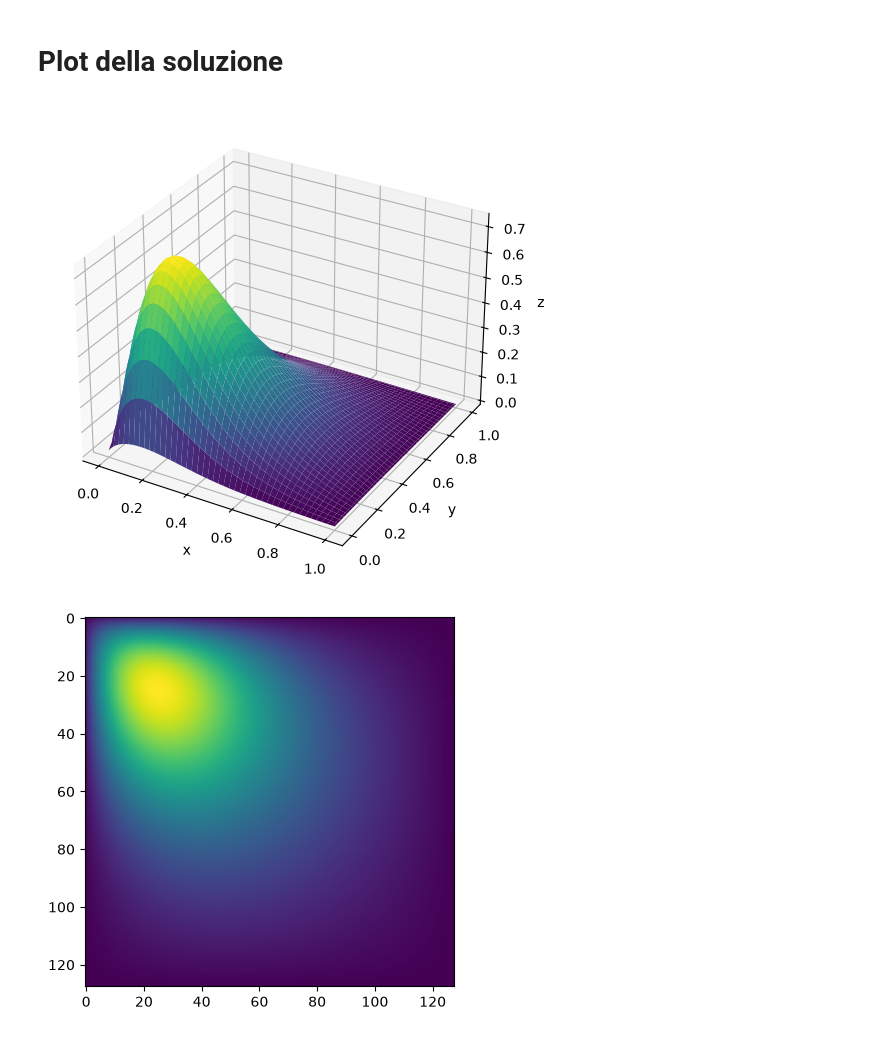
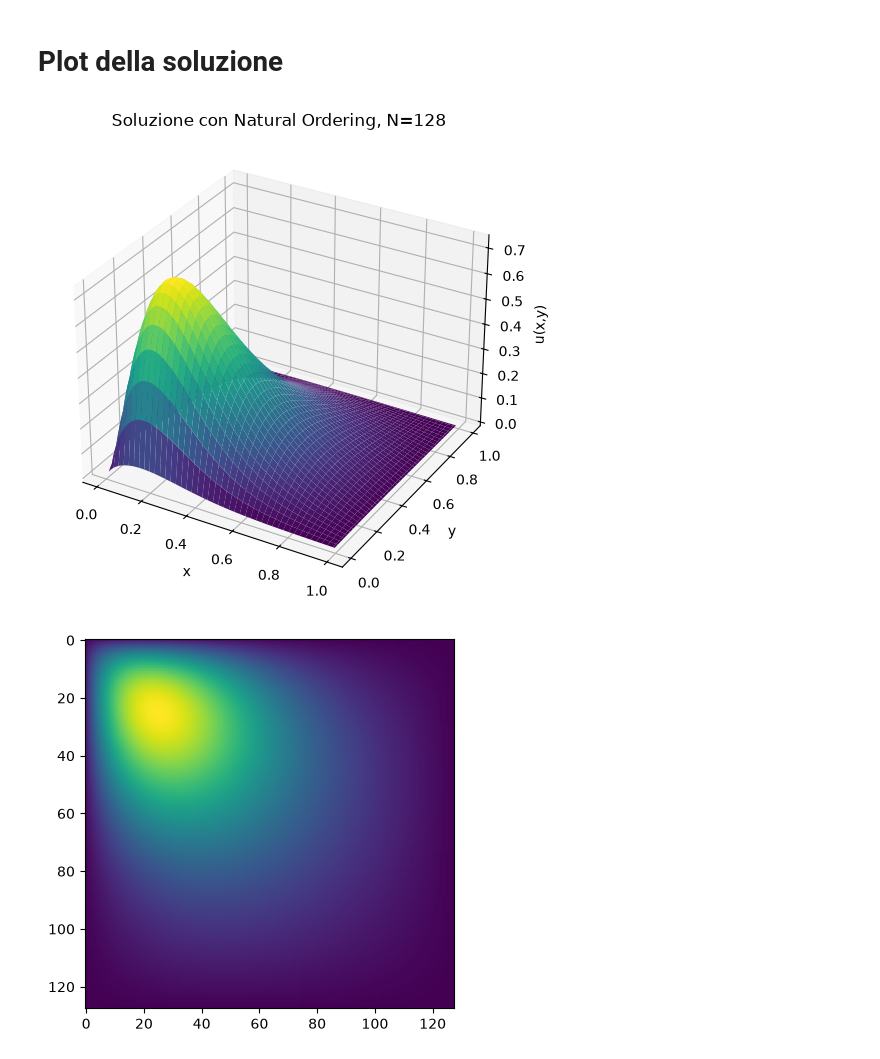
Before and after one commit to GiuliaCasti/Progetto_LabInf_2025_26, a Jupyter notebook: Task5/Notebook_Task5.ipynb, the cells around one changed output. Drawn from its saved outputs; the diff is of its cells as text; code cells hidden in the pictures.

```diff
--- a/Task5/Notebook_Task5.ipynb
+++ b/Task5/Notebook_Task5.ipynb
@@ -595,25 +581,33 @@ plt.show()
 # %%
 N = 128
 
-x = np.linspace(0,1,N)
-y = np.linspace(0,1,N)
+x = np.arange(1, N+1) / (N+1)
+y = np.arange(1, N+1) / (N+1)
+
 X, Y = np.meshgrid(x, y)
 
-plottedU = [[soluzioneU[(N,0)][x*N+y] for x in range(N)] for y in range(N)]
-Z = np.array(plottedU)
+u_naturale = soluzioneU[(N, 0)]
 
-fig = plt.figure(figsize=(8,6))
+Z = np.array([
+    [u_naturale[i*N + j] for i in range(N)]
+    for j in range(N)
+])
+
+fig = plt.figure(figsize=(8, 6))
+
 ax = fig.add_subplot(111, projection='3d')
 
 ax.plot_surface(X, Y, Z, cmap='viridis')
 
 ax.set_xlabel('x')
 ax.set_ylabel('y')
-ax.set_zlabel('z')
+ax.set_zlabel('u(x,y)')
+
+ax.set_title(f'Soluzione con Natural Ordering, N={N}')
 
 plt.show()
 # %% [output]
-[figure, old version]
+[figure, new version]
 # %%
 x = plt.imshow(Z)
 # %% [output]
```
Also changed, not shown: parts of 4 cells of this notebook, 5 other files.
